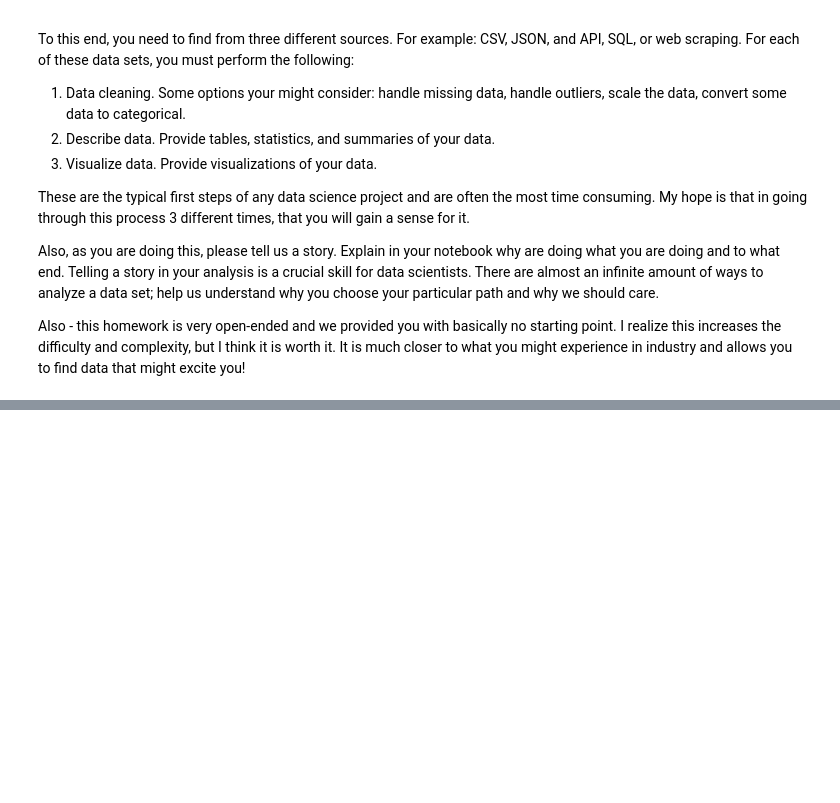
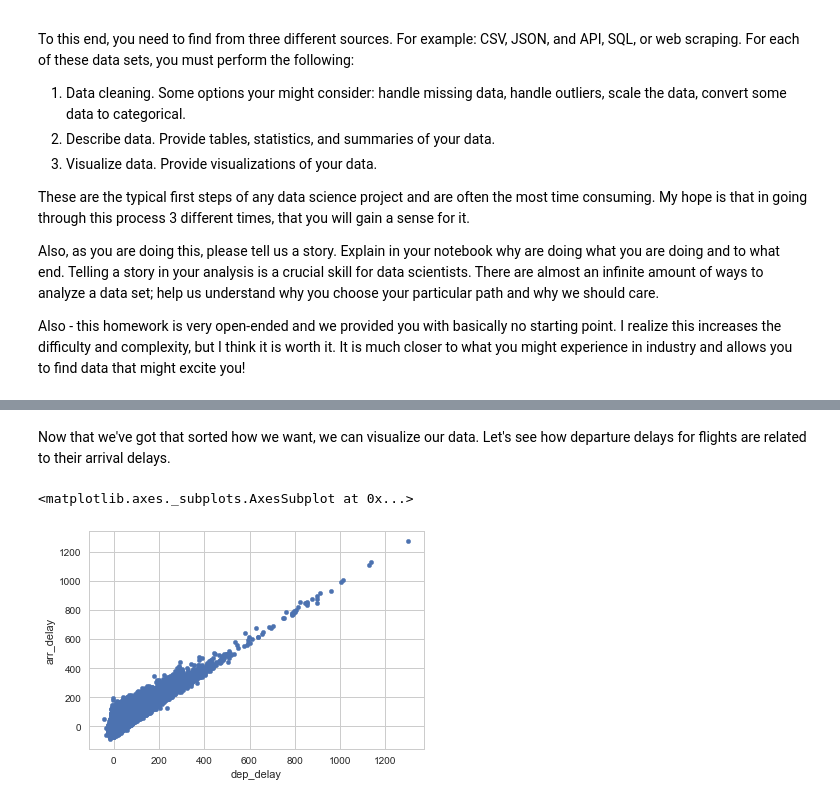
Before and after one commit to broad32/byu_econ_applied_machine_learning, a Jupyter notebook: homeworks/Homework_1.ipynb, the cells around one changed output, grey strips where cells are left out. Saved outputs shown, nothing was run; the diff lists cells and outputs as text; code cells hidden in the pictures; blank space fills up the shorter version.

```diff
--- a/homeworks/Homework_1.ipynb
+++ b/homeworks/Homework_1.ipynb
@@ -38,0 +209,3 @@ data.head()
+# %%
+air= pd.read_stata("airline_stat.dta")
+air.head()
@@ -38,0 +233,3 @@ data.head()
+# %%
+air=air.sort_values('arr_delay').reset_index(drop=True)
+air.head(10)
@@ -38,0 +270,3 @@ data.head()
+# %%
+air=air.query('arr_delay==arr_delay')
+air.tail(10)
@@ -38,0 +285,8 @@ data.head()
+# %% [markdown]
+Now that we've got that sorted how we want, we can visualize our data.  Let's see how departure delays for flights are related to their arrival delays.
+# %%
+%matplotlib inline
+air.plot.scatter(y='arr_delay',x='dep_delay')
+# %% [output]
+<matplotlib.axes._subplots.AxesSubplot at 0x...>
+[figure, added]
```
Also changed, not shown: parts of 62 cells of this notebook.
